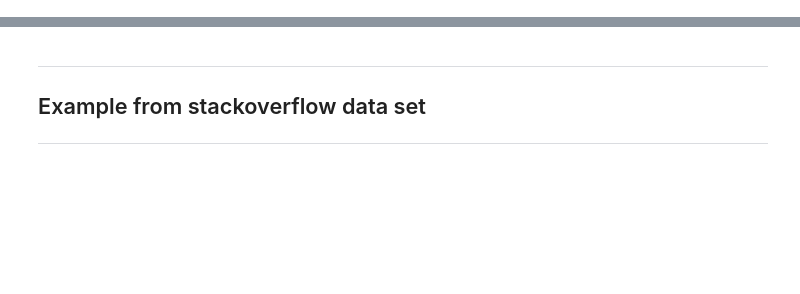
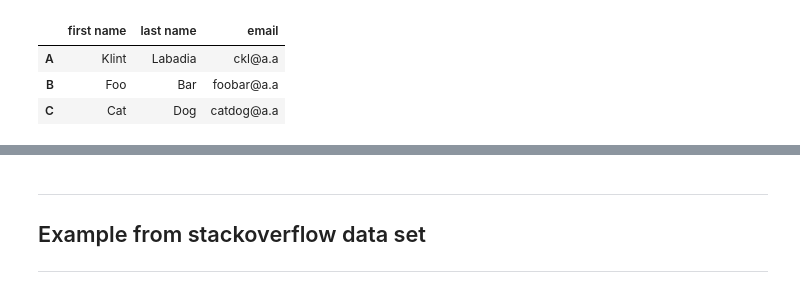
Before and after one commit to thandora/pandas-notes, a Jupyter notebook: pandas_02.ipynb, the cells around one changed output, grey strips where cells are left out. Cells and saved outputs as stored; diff of their text form; code cells hidden in the pictures; blank space fills up the shorter version.

```diff
--- a/pandas_02.ipynb
+++ b/pandas_02.ipynb
@@ -126,3 +263,12 @@ display(y)
+# %%
+# Index "A" through "C", from columns "first name" to "email"
+x = people_df2.loc["A":"C", "first name":"email"]
+display(x)
+# %% [output]
+|  | first name | last name | email |
+| A | Klint | Labadia | ckl@a.a |
+| B | Foo | Bar | foobar@a.a |
+| C | Cat | Dog | catdog@a.a |
 # %%
 ## Selecting Column from Row using loc
 
```
Also changed, not shown: parts of 21 cells of this notebook, 1 other file.
